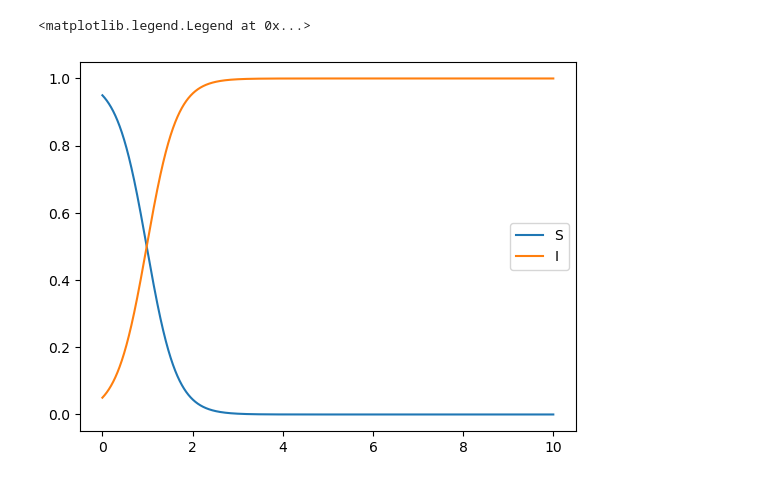
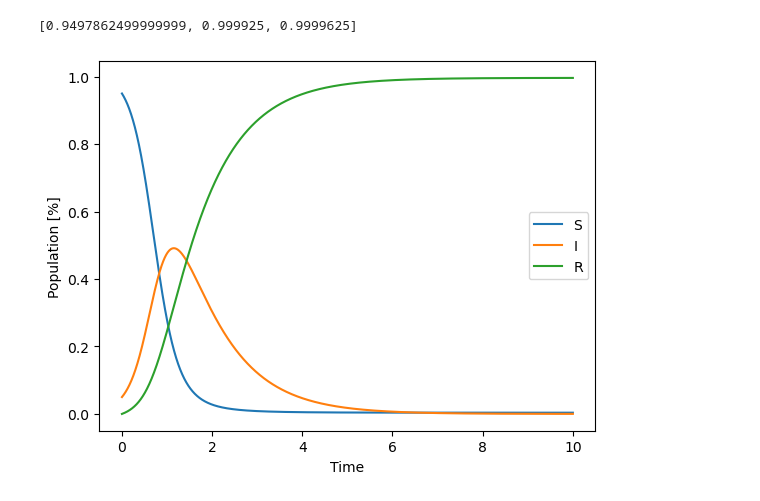
Before and after one commit to ddb-dora/sir-model, a Jupyter notebook: python/sir.ipynb, the cells around one changed output. Drawn from its saved outputs; the diff is of its cells as text; code cells hidden in the pictures.

```diff
--- a/python/sir.ipynb
+++ b/python/sir.ipynb
@@ -64,16 +117,0 @@ plt.legend()
-# %%
-beta=3
-gamma=1
-
-# SI
-for i in range(nsteps):
-    vs[i+1]=vs[i]-dt*beta*vs[i]*vi[i]
-    vi[i+1]=vi[i]+dt*beta*vs[i]*vi[i]
-
-plt.figure()
-plt.plot(trange,vs,label='S')
-plt.plot(trange,vi,label='I')
-plt.legend()
-# %% [output]
-<matplotlib.legend.Legend at 0x...>
-[figure, removed]
@@ -79,0 +148,26 @@ plt.legend()
+# %%
+A
+v_S[1]
+# %% [output]
+[0.9497862499999999, 0.999925, 0.9999625]
+# %%
+v_Sa=[v_S[t][0] for t in range(nsteps+1)]
+#v_Sa
+v_Ia=[v_I[t][0] for t in range(nsteps+1)]
+#v_Ia
+v_Ra=[v_R[t][0] for t in range(nsteps+1)]
+#v_Ra
+# %%
+#SIR communities diagram
+trange=[t*dt for t in range(nsteps+1)]
+plt.figure()
+plt.plot(trange,v_Sa,label='S')
+plt.plot(trange,v_Ia,label='I')
+plt.plot(trange,v_Ra,label='R')
+plt.legend()
+
+plt.xlabel('Time')
+plt.ylabel('Population [%]')
+plt.savefig('Diagrams/SIR_communities_1.5_1_a.png', bbox_inches='tight') #Ábra mentése
+# %% [output]
+[figure, added]
```
Also changed, not shown: parts of 18 cells of this notebook.
